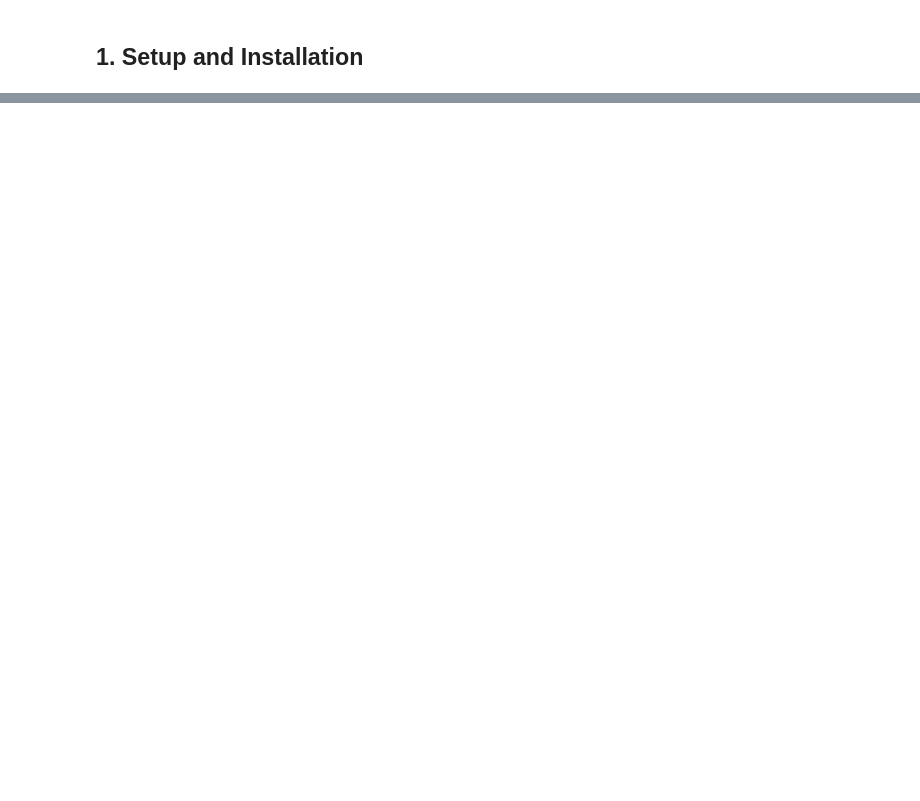
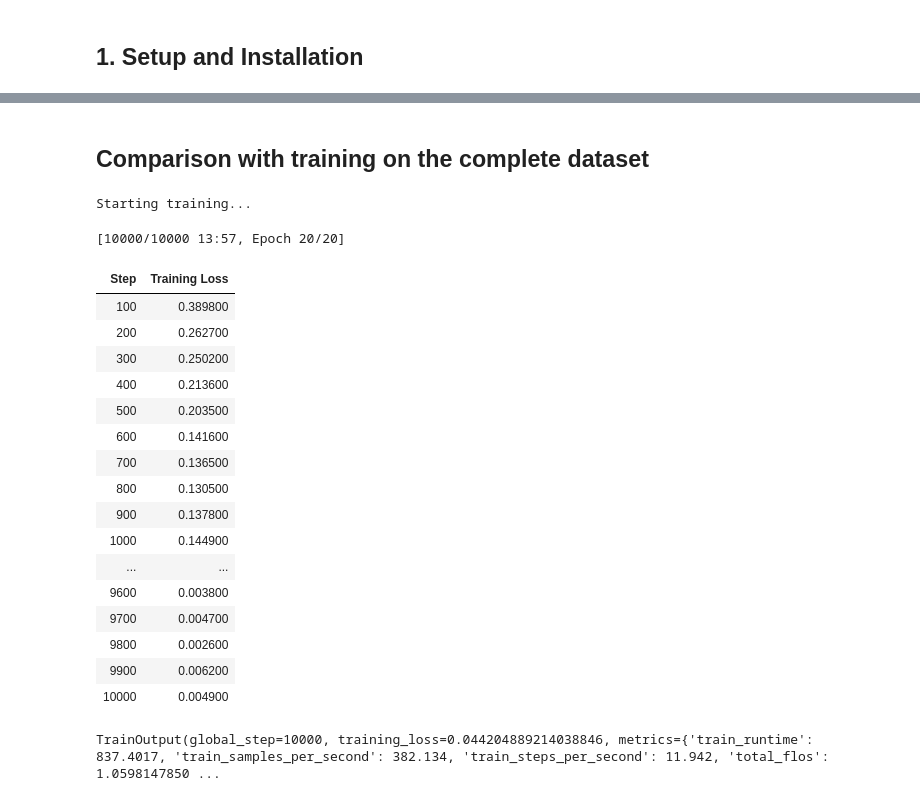
Before and after one commit to ahazeemi/dPrune, a Jupyter notebook: examples/unsupervised_pruning_with_kmeans.ipynb, the cells around one changed output, grey strips where cells are left out. Cells and saved outputs as stored; diff of their text form; code cells hidden in the pictures; blank space fills up the shorter version.

```diff
--- a/examples/unsupervised_pruning_with_kmeans.ipynb
+++ b/examples/unsupervised_pruning_with_kmeans.ipynb
@@ -419,0 +287,36 @@ The `KMeansCentroidDistanceScorer` provides a powerful, interpretable, and scala
+# %% [markdown]
+## Comparison with training on the complete dataset
+# %%
+tokenized_dataset = raw_dataset.map(tokenize_function, batched=True)
+
+trainer = Trainer(
+    model=model,
+    args=training_args,
+    train_dataset=tokenized_dataset,
+    eval_dataset=tokenized_eval_dataset
+)
+
+print("Starting training...")
+
+trainer.train()
+# %% [output]
+Starting training...
+[10000/10000 13:57, Epoch 20/20]
+| Step | Training Loss |
+| 100 | 0.389800 |
+| 200 | 0.262700 |
+| 300 | 0.250200 |
+| 400 | 0.213600 |
+| 500 | 0.203500 |
+| 600 | 0.141600 |
+| 700 | 0.136500 |
+| 800 | 0.130500 |
+| 900 | 0.137800 |
+| 1000 | 0.144900 |
+| ... | ... |
+| 9600 | 0.003800 |
+| 9700 | 0.004700 |
+| 9800 | 0.002600 |
+| 9900 | 0.006200 |
+| 10000 | 0.004900 |
+TrainOutput(global_step=10000, training_loss=0.044204889214038846, metrics={'train_runtime': 837.4017, 'train_samples_per_second': 382.134, 'train_steps_per_second': 11.942, 'total_flos': 1.0598147850 ...
```
Also changed, not shown: parts of 39 cells of this notebook.
